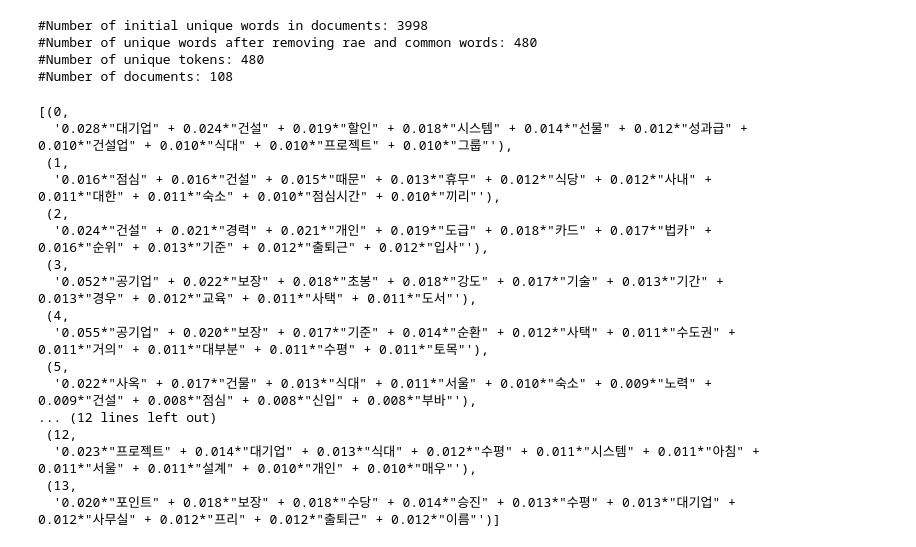
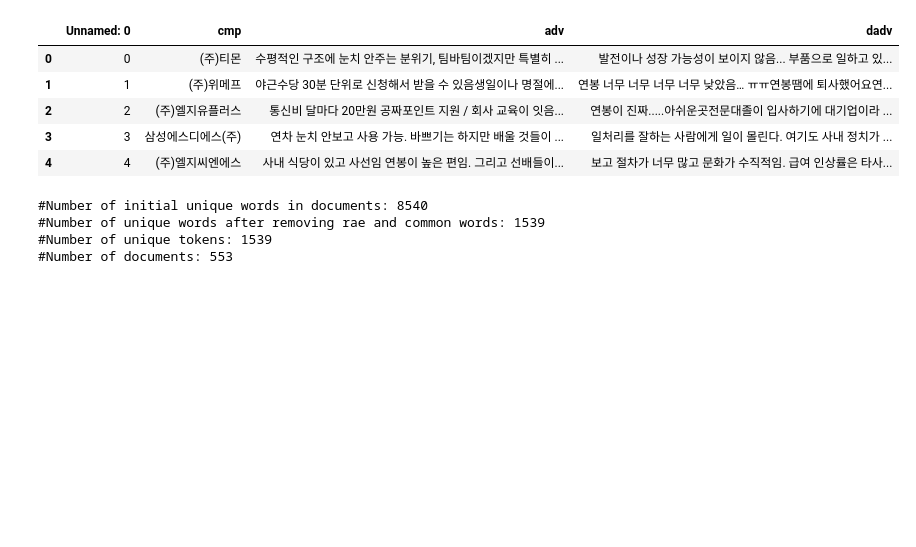
Before and after one commit to Sue-HyeongLee/SCAICO_turnover_rate, a Jupyter notebook: topic_modeling_gensim.ipynb, the cells around one changed output. Cells and saved outputs as stored; diff of their text form; code cells hidden in the pictures; blank space fills up the shorter version.

```diff
--- a/topic_modeling_gensim.ipynb
+++ b/topic_modeling_gensim.ipynb
@@ -22,3 +38,24 @@ df.head()
+# %%
+# only for it data
+it1 = pd.read_csv('/Users/myeongseop.kim/Desktop/SCAISCO/csv files/it_web_communication_reviews_1_100.csv')
+it2 = pd.read_csv('/Users/myeongseop.kim/Desktop/SCAISCO/csv files/it_web_communication_reviews_101_200.csv')
+it3 = pd.read_csv('/Users/myeongseop.kim/Desktop/SCAISCO/csv files/it_web_communication_reviews_201_300.csv')
+it4 = pd.read_csv('/Users/myeongseop.kim/Desktop/SCAISCO/csv files/it_web_communication_reviews_300_end.csv')
+
+df= pd.concat([it1,it2,it3,it4],axis=0)
+df.index= [i for i in range(563)]
+# 결측치 제거
+df = df.dropna()
+adv = df['adv'] # Advantage review
+dadv = df['dadv'] # Disadvantage review
+df.head()
+# %% [output]
+|  | Unnamed: 0 | cmp | adv | dadv |
+| 0 | 0 | (주)티몬 | 수평적인 구조에 눈치 안주는 분위기, 팀바팀이겠지만 특별히 ... | 발전이나 성장 가능성이 보이지 않음... 부품으로 일하고 있... |
+| 1 | 1 | (주)위메프 | 야근수당 30분 단위로 신청해서 받을 수 있음생일이나 명절에... | 연봉 너무 너무 너무 너무 낮았음… ㅠㅠ연봉땜에 퇴사했어요연... |
+| 2 | 2 | (주)엘지유플러스 | 통신비 달마다 20만원 공짜포인트 지원 / 회사 교육이 잇음... | 연봉이 진짜.....아쉬운곳전문대졸이 입사하기에 대기업이라 ... |
+| 3 | 3 | 삼성에스디에스(주) | 연차 눈치 안보고 사용 가능. 바쁘기는 하지만 배울 것들이 ... | 일처리를 잘하는 사람에게 일이 몰린다. 여기도 사내 정치가 ... |
+| 4 | 4 | (주)엘지씨엔에스 | 사내 식당이 있고 사선임 연봉이 높은 편임. 그리고 선배들이... | 보고 절차가 너무 많고 문화가 수직적임. 급여 인상률은 타사... |
 # %%
 # Word Count
 from konlpy.tag import Okt
@@ -44,10 +81,10 @@ corpus = [dictionary.doc2bow(text) for text in texts]
 print('#Number of unique tokens: %d' % len(dictionary))
 print('#Number of documents: %d' % len(corpus))
 # %% [output]
-#Number of initial unique words in documents: 3998
-#Number of unique words after removing rae and common words: 480
-#Number of unique tokens: 480
-#Number of documents: 108
+#Number of initial unique words in documents: 8540
+#Number of unique words after removing rae and common words: 1539
+#Number of unique tokens: 1539
+#Number of documents: 553
 # %%
 from gensim.models import LdaModel
 
@@ -55,23 +92,3 @@ num_topics = 14
 passes = 5
 model = LdaModel(corpus = corpus, id2word = dictionary,passes = passes, num_topics = num_topics,random_state = 7)
-# %%
-model.print_topics(num_words=10)
-# %% [output]
-[(0,
-  '0.028*"대기업" + 0.024*"건설" + 0.019*"할인" + 0.018*"시스템" + 0.014*"선물" + 0.012*"성과급" + 0.010*"건설업" + 0.010*"식대" + 0.010*"프로젝트" + 0.010*"그룹"'),
- (1,
-  '0.016*"점심" + 0.016*"건설" + 0.015*"때문" + 0.013*"휴무" + 0.012*"식당" + 0.012*"사내" + 0.011*"대한" + 0.011*"숙소" + 0.010*"점심시간" + 0.010*"끼리"'),
- (2,
-  '0.024*"건설" + 0.021*"경력" + 0.021*"개인" + 0.019*"도급" + 0.018*"카드" + 0.017*"법카" + 0.016*"순위" + 0.013*"기준" + 0.012*"출퇴근" + 0.012*"입사"'),
- (3,
-  '0.052*"공기업" + 0.022*"보장" + 0.018*"초봉" + 0.018*"강도" + 0.017*"기술" + 0.013*"기간" + 0.013*"경우" + 0.012*"교육" + 0.011*"사택" + 0.011*"도서"'),
- (4,
-  '0.055*"공기업" + 0.020*"보장" + 0.017*"기준" + 0.014*"순환" + 0.012*"사택" + 0.011*"수도권" + 0.011*"거의" + 0.011*"대부분" + 0.011*"수평" + 0.011*"토목"'),
- (5,
-  '0.022*"사옥" + 0.017*"건물" + 0.013*"식대" + 0.011*"서울" + 0.010*"숙소" + 0.009*"노력" + 0.009*"건설" + 0.008*"점심" + 0.008*"신입" + 0.008*"부바"'),
-... (12 lines left out)
- (12,
-  '0.023*"프로젝트" + 0.014*"대기업" + 0.013*"식대" + 0.012*"수평" + 0.011*"시스템" + 0.011*"아침" + 0.011*"서울" + 0.011*"설계" + 0.010*"개인" + 0.010*"매우"'),
- (13,
-  '0.020*"포인트" + 0.018*"보장" + 0.018*"수당" + 0.014*"승진" + 0.013*"수평" + 0.013*"대기업" + 0.012*"사무실" + 0.012*"프리" + 0.012*"출퇴근" + 0.012*"이름"')]
 # %%
```
Also changed, not shown: parts of 8 cells of this notebook, 10 other files.
